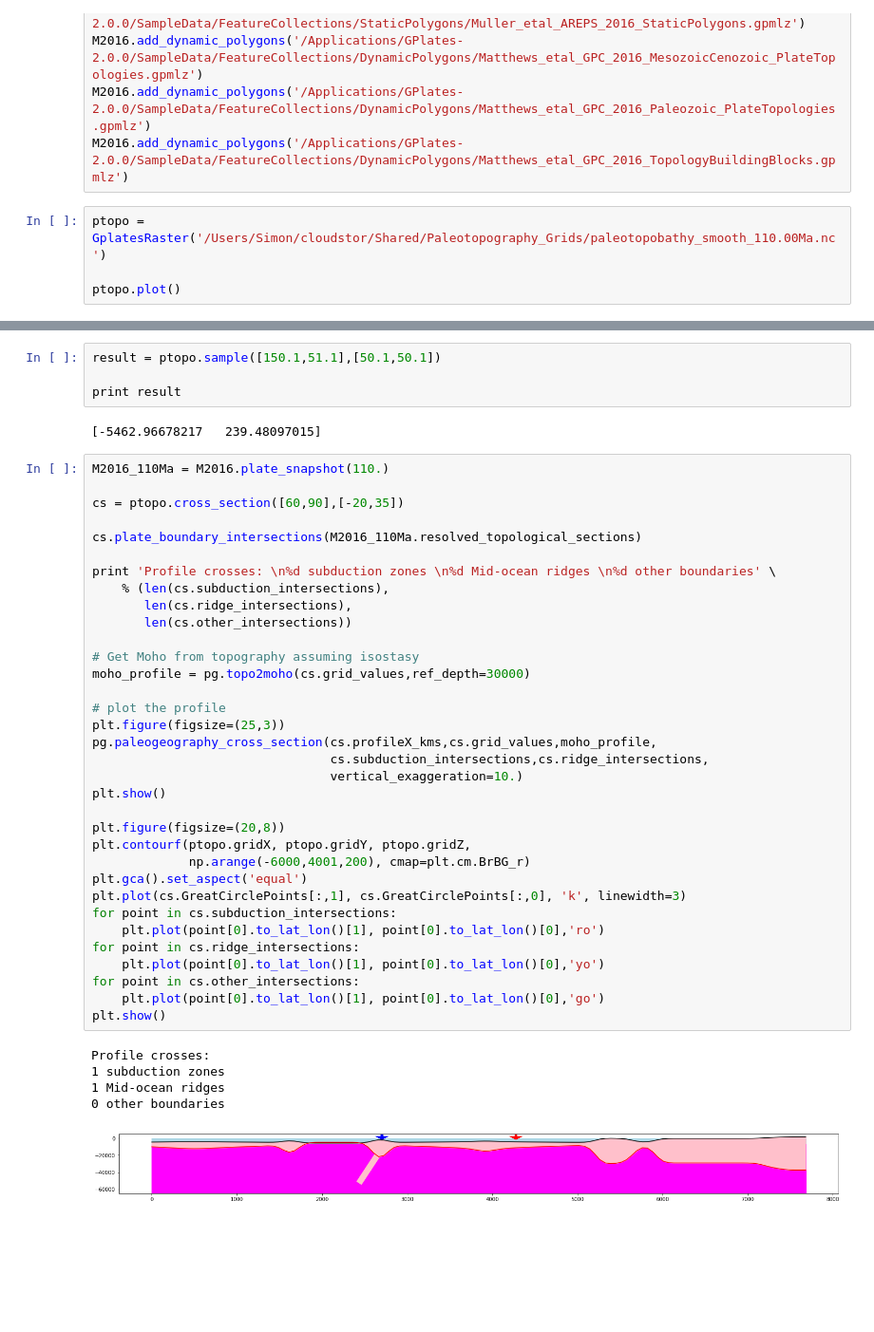
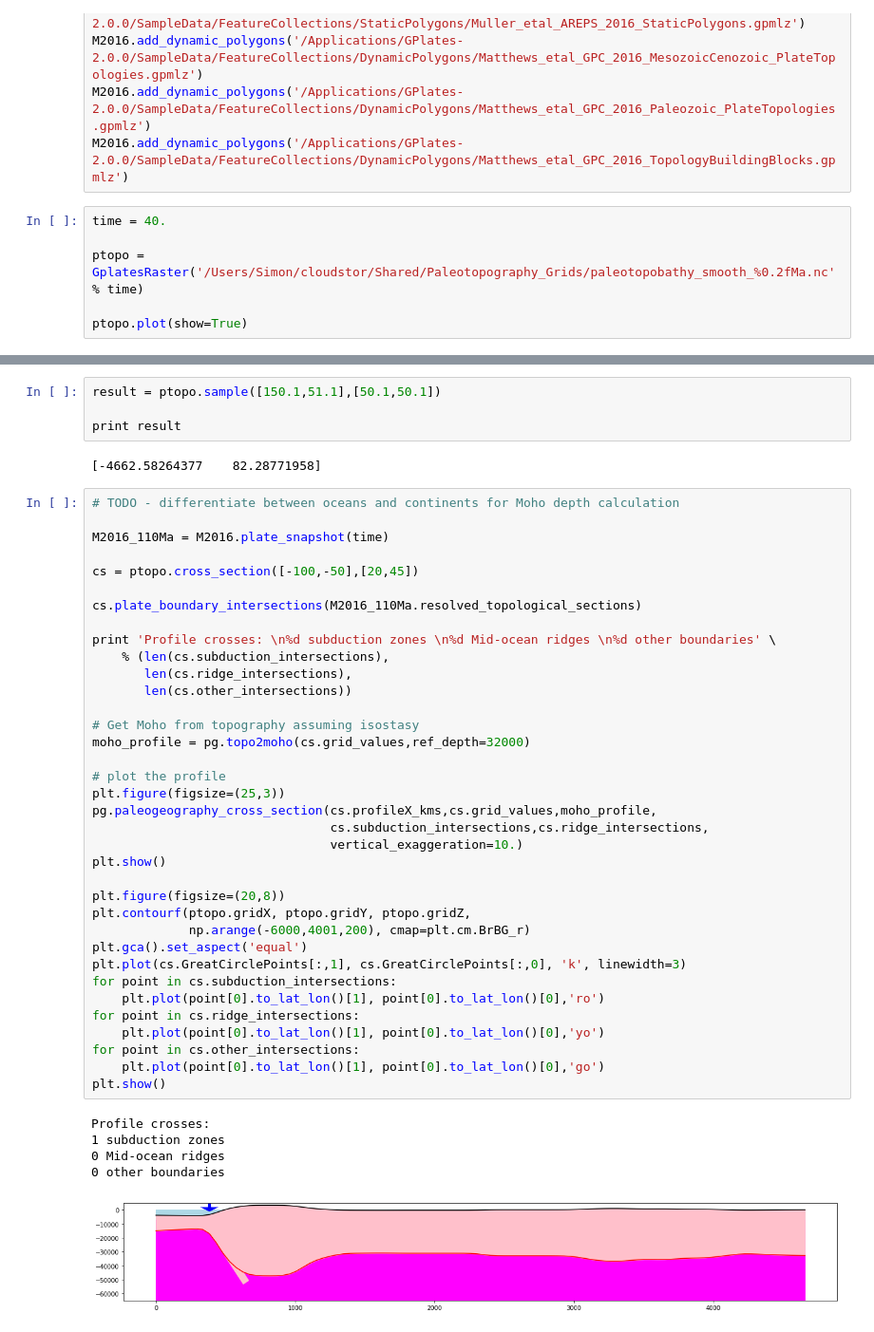
Before and after one commit to siwill22/GPlatesReconstructionModel, a Jupyter notebook: test_GplatesRaster.ipynb, the cells around one changed output, grey strips where cells are left out. Shown at 95% size. Drawn from its saved outputs; the diff is of its cells as text; blank space fills up the shorter version.

```diff
--- a/test_GplatesRaster.ipynb
+++ b/test_GplatesRaster.ipynb
@@ -28,7 +28,9 @@ M2016.add_dynamic_polygons('/Applications/GPlates-2.0.0/SampleData/FeatureCollec
 M2016.add_dynamic_polygons('/Applications/GPlates-2.0.0/SampleData/FeatureCollections/DynamicPolygons/Matthews_etal_GPC_2016_Paleozoic_PlateTopologies.gpmlz')
 M2016.add_dynamic_polygons('/Applications/GPlates-2.0.0/SampleData/FeatureCollections/DynamicPolygons/Matthews_etal_GPC_2016_TopologyBuildingBlocks.gpmlz')
 # %%
-ptopo = GplatesRaster('/Users/Simon/cloudstor/Shared/Paleotopography_Grids/paleotopobathy_smooth_110.00Ma.nc')
+time = 40.
 
-ptopo.plot()
+ptopo = GplatesRaster('/Users/Simon/cloudstor/Shared/Paleotopography_Grids/paleotopobathy_smooth_%0.2fMa.nc' % time)
+
+ptopo.plot(show=True)
 # %% [output]
@@ -38,44 +40,46 @@ result = ptopo.sample([150.1,51.1],[50.1,50.1])
 
 print result
 # %% [output]
-[-5462.96678217   239.48097015]
+[-4662.58264377    82.28771958]
 # %%
-M2016_110Ma = M2016.plate_snapshot(110.)
+# TODO - differentiate between oceans and continents for Moho depth calculation
 
-cs = ptopo.cross_section([60,90],[-20,35])
+M2016_110Ma = M2016.plate_snapshot(time)
+
+cs = ptopo.cross_section([-100,-50],[20,45])
 
 cs.plate_boundary_intersections(M2016_110Ma.resolved_topological_sections)
 
 print 'Profile crosses: \n%d subduction zones \n%d Mid-ocean ridges \n%d other boundaries' \
     % (len(cs.subduction_intersections),
        len(cs.ridge_intersections),
        len(cs.other_intersections))
 
 # Get Moho from topography assuming isostasy
-moho_profile = pg.topo2moho(cs.grid_values,ref_depth=30000)
+moho_profile = pg.topo2moho(cs.grid_values,ref_depth=32000)
 
 # plot the profile
 plt.figure(figsize=(25,3))
 pg.paleogeography_cross_section(cs.profileX_kms,cs.grid_values,moho_profile,
                                 cs.subduction_intersections,cs.ridge_intersections,
                                 vertical_exaggeration=10.)
 plt.show()
 
 plt.figure(figsize=(20,8))
 plt.contourf(ptopo.gridX, ptopo.gridY, ptopo.gridZ,
              np.arange(-6000,4001,200), cmap=plt.cm.BrBG_r)
 plt.gca().set_aspect('equal')
 plt.plot(cs.GreatCirclePoints[:,1], cs.GreatCirclePoints[:,0], 'k', linewidth=3)
 for point in cs.subduction_intersections:
     plt.plot(point[0].to_lat_lon()[1], point[0].to_lat_lon()[0],'ro')
 for point in cs.ridge_intersections:
     plt.plot(point[0].to_lat_lon()[1], point[0].to_lat_lon()[0],'yo')
 for point in cs.other_intersections:
     plt.plot(point[0].to_lat_lon()[1], point[0].to_lat_lon()[0],'go')
 plt.show()
 # %% [output]
 Profile crosses:
 1 subduction zones
-1 Mid-ocean ridges
+0 Mid-ocean ridges
 0 other boundaries
-[figure, old version]
+[figure, new version]
```
Also changed, not shown: parts of 3 cells of this notebook, 4 other files.
